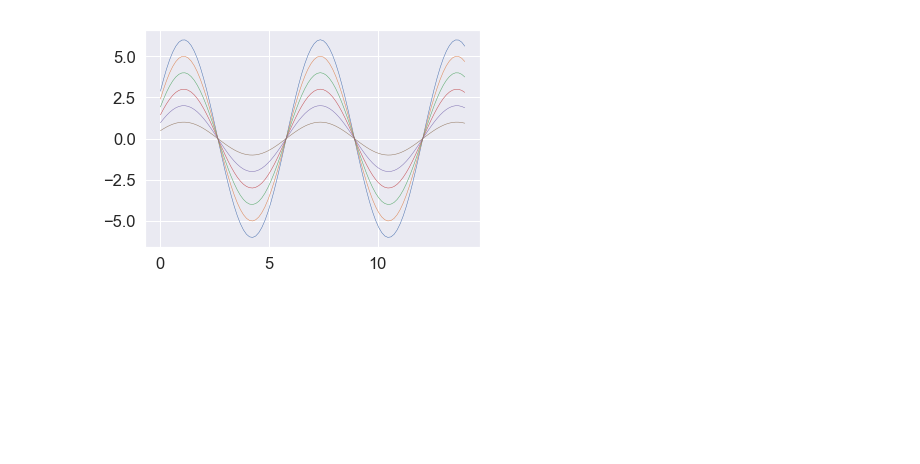
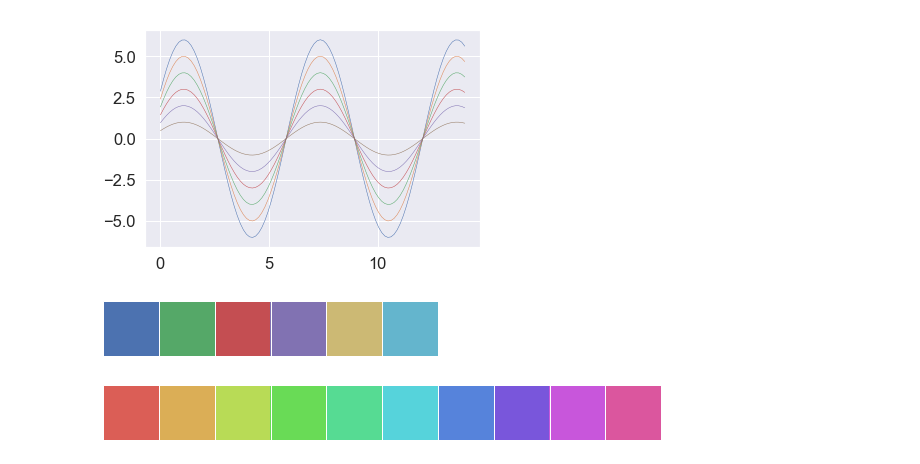
Before and after one commit to thomashuan88/python_ml, a Jupyter notebook: seaborn1.ipynb, the cells around one changed output. Drawn from its saved outputs; the diff is of its cells as text; code cells hidden in the pictures; blank space fills up the shorter version.

Commit message:
seaborn more

```diff
--- a/seaborn1.ipynb
+++ b/seaborn1.ipynb
@@ -95,3 +95,19 @@ sinplot()
 [figure]
 # %%
 #https://www.youtube.com/watch?v=XOHLadcHs1k&list=PLhXu26RzZZTwus4cNbPTcgXXH6oavT6EB&index=25
+# %%
+import numpy as np
+import seaborn as sns
+import matplotlib.pyplot as plt
+%matplotlib inline
+sns.set(rc={"figure.figsize":(6,6)})
+# %%
+current_palette = sns.color_palette()
+sns.palplot(current_palette)
+# %% [output]
+[figure, added]
+# %%
+# 6 default color themes: deep, muted, pastel, bright, dark, colorblind
+sns.palplot(sns.color_palette("hls", 10))
+# %% [output]
+[figure, added]
```
Also changed, not shown: parts of 4 cells of this notebook.
